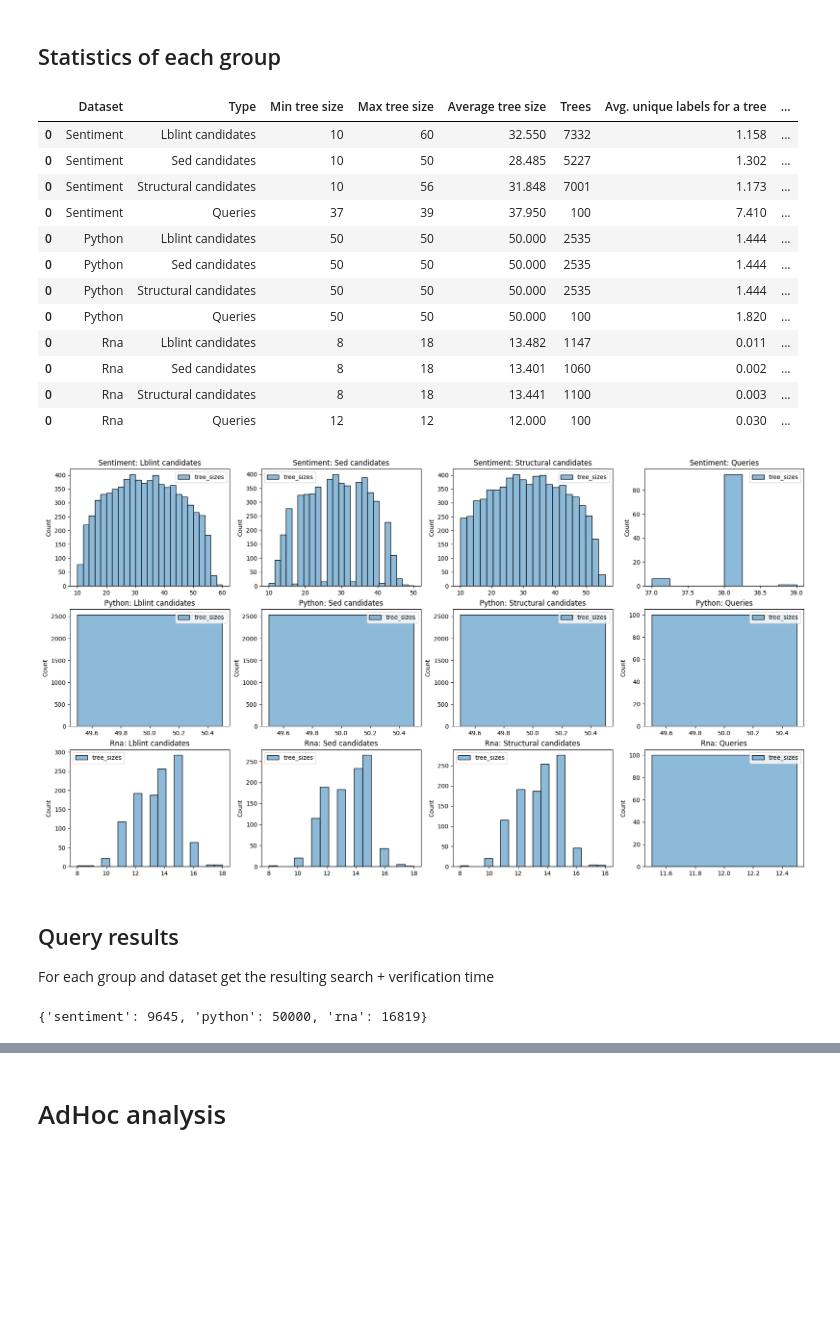
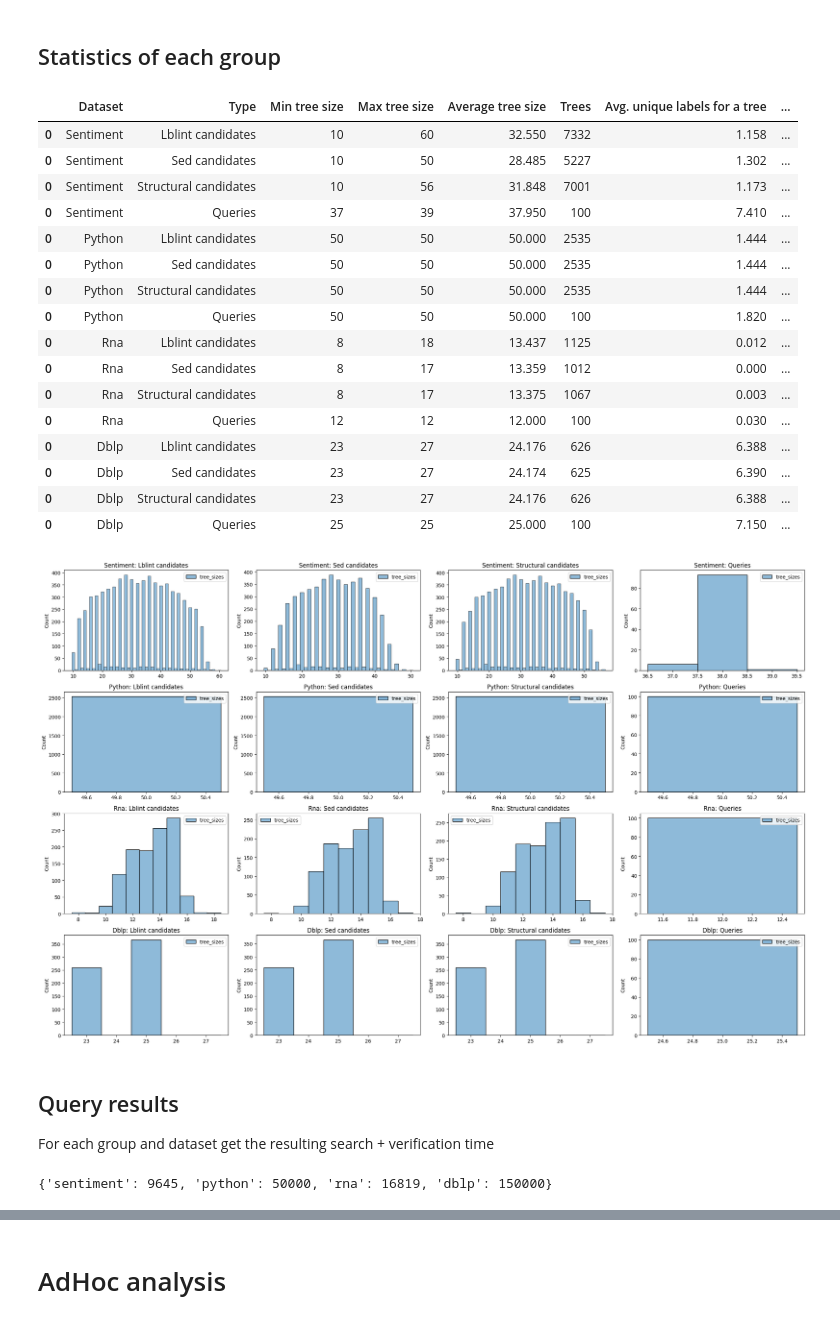
Before and after one commit to LukMRVC/tree-statistics, a Jupyter notebook: TED-viz.ipynb, the cells around one changed output, grey strips where cells are left out. Saved outputs shown, nothing was run; the diff lists cells and outputs as text; code cells hidden in the pictures; blank space fills up the shorter version.

Commit message:
Added DBLP results

```diff
--- a/TED-viz.ipynb
+++ b/TED-viz.ipynb
@@ -1780,7 +1780,7 @@ DS
 # For now, only some datasets have finished measurements
 lower_bounds = ('Lblint', 'Sed', 'Structural')
 # datasets = ['bolzano', 'sentiment', 'ptb', 'dblp']
-datasets = ['sentiment', 'python', 'rna']
+datasets = ['sentiment', 'python', 'rna', 'dblp']
 # %% [markdown]
 ### Utility functions
 # %%
@@ -2050,10 +2050,14 @@ display(stats_df)
 | 0 | Python | Sed candidates | 50 | 50 | 50.000 | 2535 | 1.444 | ... |
 | 0 | Python | Structural candidates | 50 | 50 | 50.000 | 2535 | 1.444 | ... |
 | 0 | Python | Queries | 50 | 50 | 50.000 | 100 | 1.820 | ... |
-| 0 | Rna | Lblint candidates | 8 | 18 | 13.482 | 1147 | 0.011 | ... |
-| 0 | Rna | Sed candidates | 8 | 18 | 13.401 | 1060 | 0.002 | ... |
-| 0 | Rna | Structural candidates | 8 | 18 | 13.441 | 1100 | 0.003 | ... |
+| 0 | Rna | Lblint candidates | 8 | 18 | 13.437 | 1125 | 0.012 | ... |
+| 0 | Rna | Sed candidates | 8 | 17 | 13.359 | 1012 | 0.000 | ... |
+| 0 | Rna | Structural candidates | 8 | 17 | 13.375 | 1067 | 0.003 | ... |
 | 0 | Rna | Queries | 12 | 12 | 12.000 | 100 | 0.030 | ... |
+| 0 | Dblp | Lblint candidates | 23 | 27 | 24.176 | 626 | 6.388 | ... |
+| 0 | Dblp | Sed candidates | 23 | 27 | 24.174 | 625 | 6.390 | ... |
+| 0 | Dblp | Structural candidates | 23 | 27 | 24.176 | 626 | 6.388 | ... |
+| 0 | Dblp | Queries | 25 | 25 | 25.000 | 100 | 7.150 | ... |
 # %%
 def load_hist_stats(datasets, stats_type: str, stats_kind: str):
     distinct_labels_stats = pd.DataFrame()
@@ -2075,21 +2079,24 @@ for lb in lower_bounds:
 
 tree_sizes_stats = pd.concat([tree_sizes_stats, load_hist_stats(datasets, 'tree_sizes', f'queries-stats')])
 # %%
-fig, axes = plt.subplots(3, 4, figsize=(22, 12))
+fig, axes = plt.subplots(4, 4, figsize=(22, 14))
 
 kinds = lower_bounds + ('queries', )
 combs = [(ds, k) for ds in datasets for k in kinds]
 
 for (ds, kind), ax in zip(combs, axes.ravel()):
     sns.histplot(
         data = tree_sizes_stats[(tree_sizes_stats['Dataset'] == ds.capitalize()) & (tree_sizes_stats['Kind'] == kind.capitalize() + '-stats')],
+        discrete=True,
         ax=ax,
     )
     title = f'{ds.capitalize()}: {kind.capitalize()}'
     title += ' candidates' if kind in lower_bounds else ''
     ax.set_title(title)
+
+plt.tight_layout()
 # %% [output]
-[figure, old version]
+[figure, new version]
 # %% [markdown]
 ## Query results
 
@@ -2104,7 +2111,7 @@ for ds in datasets:
         ds_tree_count[ds] = len(lines)
 ds_tree_count
 # %% [output]
-{'sentiment': 9645, 'python': 50000, 'rna': 16819}
+{'sentiment': 9645, 'python': 50000, 'rna': 16819, 'dblp': 150000}
 # %%
 BASEPATH = 'resources/workloads/divided'
 df, cdf, statistics = get_searching_part(BASEPATH)
```
Also changed, not shown: parts of 4 cells of this notebook, 1 other file.
